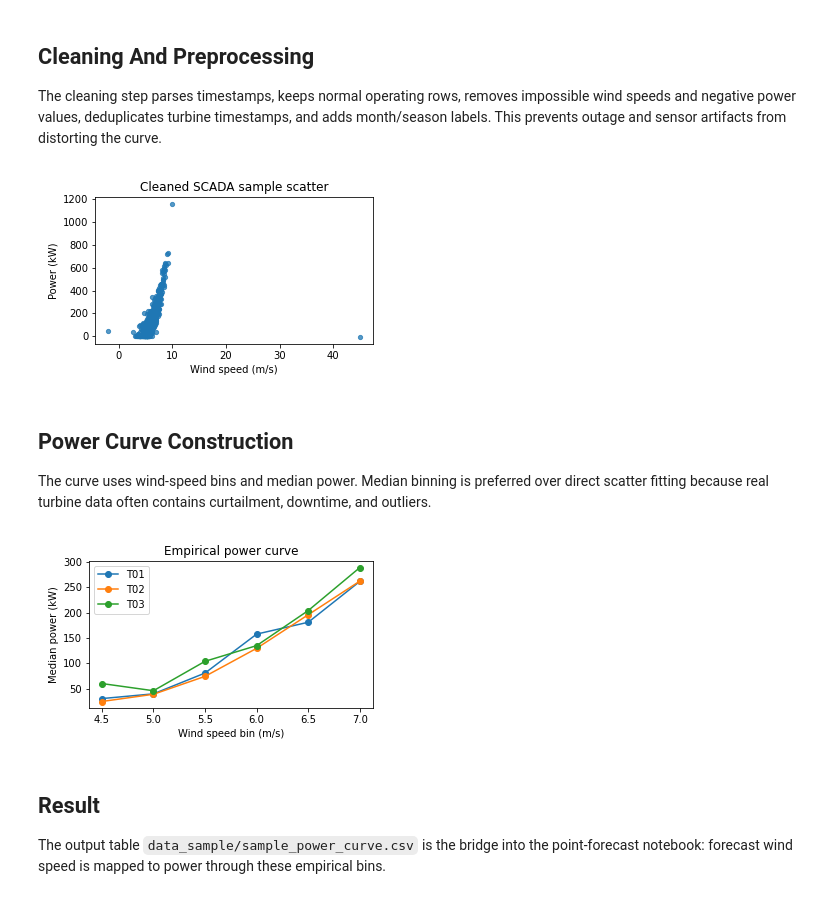
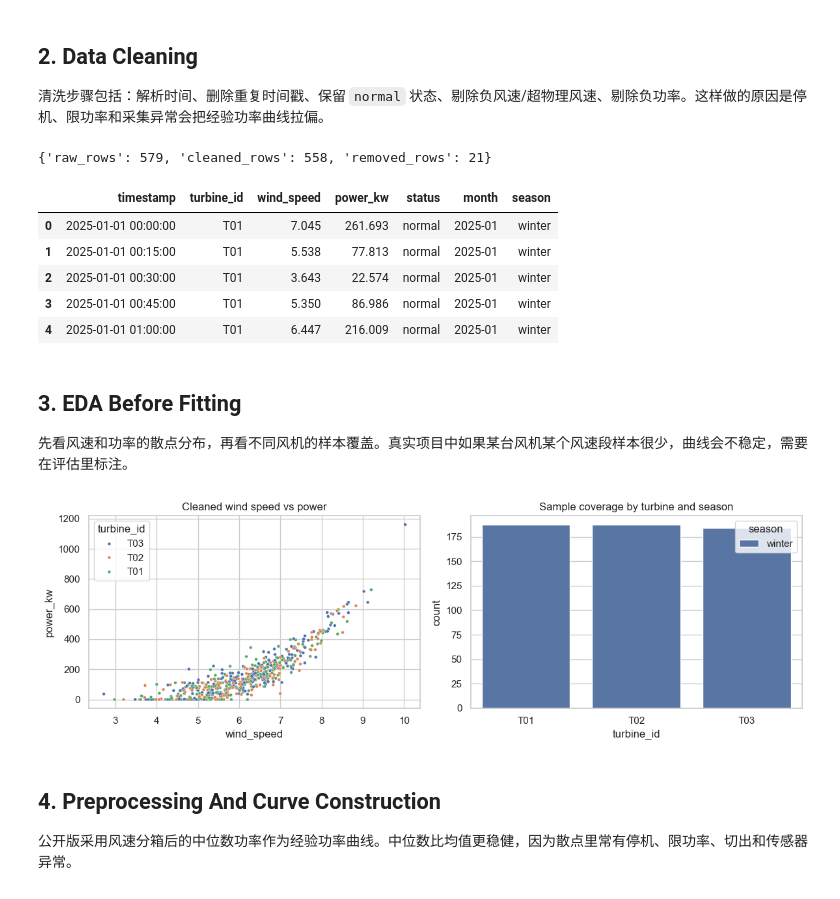
Before and after one commit to nastaranrazi1882-ops/wind-power-baselines, a Jupyter notebook: notebooks/01_power_curve_fitting.ipynb, the cells around one changed output. Saved outputs shown, nothing was run; the diff lists cells and outputs as text; code cells hidden in the pictures.

Commit message:
Add actual public result figures

```diff
--- a/notebooks/01_power_curve_fitting.ipynb
+++ b/notebooks/01_power_curve_fitting.ipynb
@@ -9,14 +9,19 @@ The sample SCADA table contains `timestamp`, `turbine_id`, `wind_speed`, `power_
 # %%
 from pathlib import Path
 import sys
+
 PROJECT_ROOT = Path.cwd()
 if not (PROJECT_ROOT / 'src').exists():
     PROJECT_ROOT = PROJECT_ROOT.parent
 sys.path.insert(0, str(PROJECT_ROOT / 'src'))
+
+import matplotlib.pyplot as plt
 import pandas as pd
 import seaborn as sns
-import matplotlib.pyplot as plt
+
 from wind_power_baselines.preprocessing import clean_scada
 from wind_power_baselines.power_curve import build_power_curve
+
+sns.set_theme(style='whitegrid')
 scada = pd.read_csv(PROJECT_ROOT / 'data_sample' / 'sample_turbine_scada.csv')
 scada.head()
@@ -23,24 +35,33 @@ scada.head()
 # %% [markdown]
-## Cleaning And Preprocessing
+## 2. Data Cleaning
 
-The cleaning step parses timestamps, keeps normal operating rows, removes impossible wind speeds and negative power values, deduplicates turbine timestamps, and adds month/season labels. This prevents outage and sensor artifacts from distorting the curve.
+清洗步骤包括：解析时间、删除重复时间戳、保留 `normal` 状态、剔除负风速/超物理风速、剔除负功率。这样做的原因是停机、限功率和采集异常会把经验功率曲线拉偏。
 # %%
 cleaned = clean_scada(scada)
-print({'raw_rows': len(scada), 'cleaned_rows': len(cleaned)})
+print({'raw_rows': len(scada), 'cleaned_rows': len(cleaned), 'removed_rows': len(scada) - len(cleaned)})
 cleaned.head()
 # %% [output]
-[figure, removed]
+{'raw_rows': 579, 'cleaned_rows': 558, 'removed_rows': 21}
+|  | timestamp | turbine_id | wind_speed | power_kw | status | month | season |
+| 0 | 2025-01-01 00:00:00 | T01 | 7.045 | 261.693 | normal | 2025-01 | winter |
+| 1 | 2025-01-01 00:15:00 | T01 | 5.538 | 77.813 | normal | 2025-01 | winter |
+| 2 | 2025-01-01 00:30:00 | T01 | 3.643 | 22.574 | normal | 2025-01 | winter |
+| 3 | 2025-01-01 00:45:00 | T01 | 5.350 | 86.986 | normal | 2025-01 | winter |
+| 4 | 2025-01-01 01:00:00 | T01 | 6.447 | 216.009 | normal | 2025-01 | winter |
 # %% [markdown]
-## Power Curve Construction
+## 3. EDA Before Fitting
 
-The curve uses wind-speed bins and median power. Median binning is preferred over direct scatter fitting because real turbine data often contains curtailment, downtime, and outliers.
+先看风速和功率的散点分布，再看不同风机的样本覆盖。真实项目中如果某台风机某个风速段样本很少，曲线会不稳定，需要在评估里标注。
 # %%
-curve = build_power_curve(cleaned, bin_width=0.5, min_samples=2)
-curve.to_csv(PROJECT_ROOT / 'data_sample' / 'sample_power_curve.csv', index=False)
-curve.head()
+fig, axes = plt.subplots(1, 2, figsize=(12, 4))
+sns.scatterplot(data=cleaned.sample(min(1000, len(cleaned)), random_state=7), x='wind_speed', y='power_kw', hue='turbine_id', s=12, ax=axes[0])
+sns.countplot(data=cleaned, x='turbine_id', hue='season', ax=axes[1])
+axes[0].set_title('Cleaned wind speed vs power')
+axes[1].set_title('Sample coverage by turbine and season')
+fig.tight_layout()
 # %% [output]
-[figure, old version]
+[figure, new version]
 # %% [markdown]
-## Result
+## 4. Preprocessing And Curve Construction
 
-The output table `data_sample/sample_power_curve.csv` is the bridge into the point-forecast notebook: forecast wind speed is mapped to power through these empirical bins.
+公开版采用风速分箱后的中位数功率作为经验功率曲线。中位数比均值更稳健，因为散点里常有停机、限功率、切出和传感器异常。
```
Also changed, not shown: parts of 8 cells of this notebook, 13 other files.
